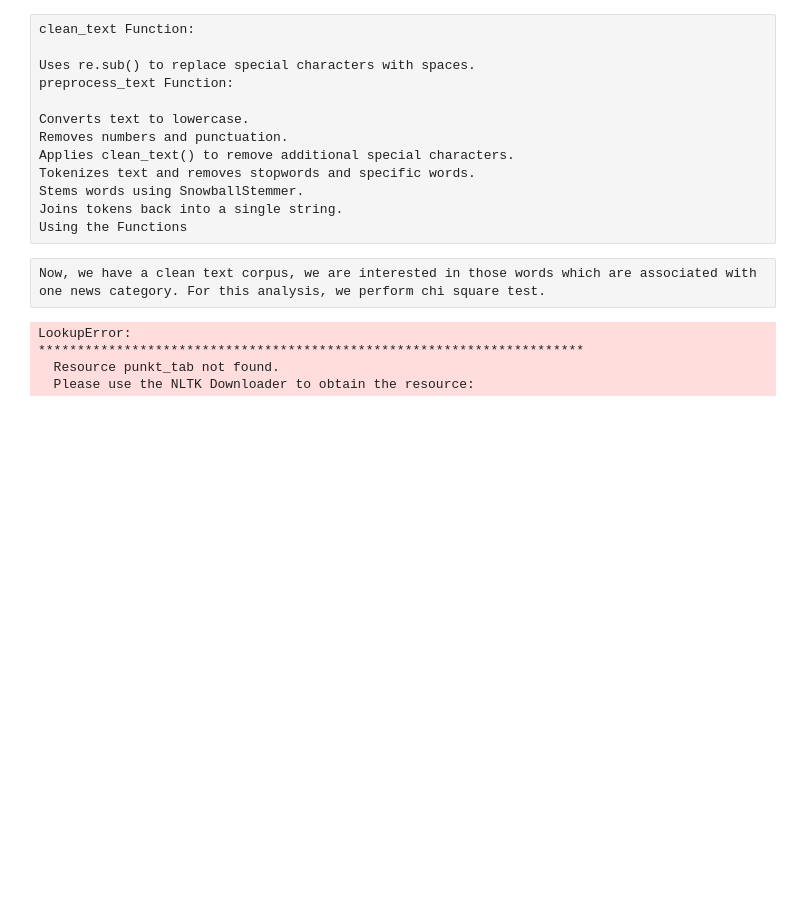
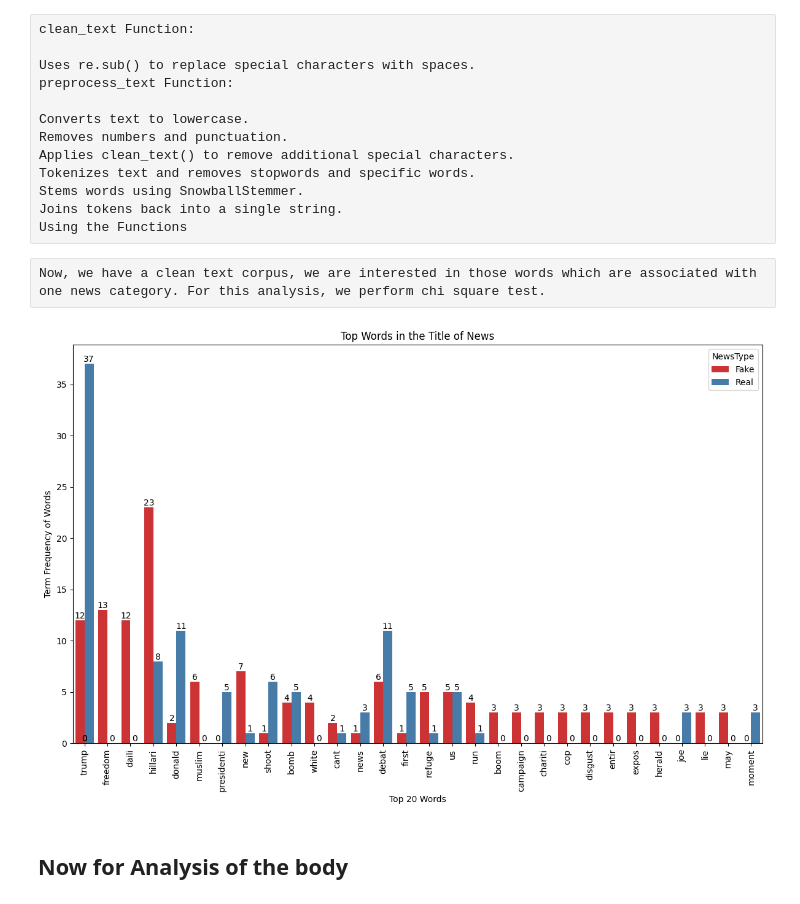
Before and after one commit to Izuasomba/Finalssss, a Jupyter notebook: Fake_news_classifier.ipynb, the cells around one changed output. Drawn from its saved outputs; the diff is of its cells as text; code cells hidden in the pictures; blank space fills up the shorter version.

```diff
--- a/Fake_news_classifier.ipynb
+++ b/Fake_news_classifier.ipynb
@@ -316,12 +324,3 @@ Joins tokens back into a single string.
 Using the Functions
 # %% [raw]
 Now, we have a clean text corpus, we are interested in those words which are associated with one news category. For this analysis, we perform chi square test.
-# %%
-vectorizer = CountVectorizer(stop_words='english', preprocessor=preprocess_text)
-X = vectorizer.fit_transform(news_df['title'])
-X_matrix = X.toarray()
-# %% [output]
-LookupError:
-**********************************************************************
-  Resource punkt_tab not found.
-  Please use the NLTK Downloader to obtain the resource:
@@ -327,0 +372,49 @@ LookupError:
+# %%
+def find_top_words(dtm_matrix, categories):
+    return find_category_representative_words_using_chi_sq(dtm_matrix, categories, 20)
+# %%
+def plot_top_words(top_words_freq, feature_names, title):
+    # Melting the data frame
+    top_words_freq_melted = pd.melt(top_words_freq, id_vars='NewsType',
+                                    var_name='FeatureIndex', value_name='Frequency')
+
+    # Map feature indices to feature names
+    top_words_freq_melted['Word'] = top_words_freq_melted['FeatureIndex'].apply(lambda x: feature_names[int(x)])
+
+    plt.figure(figsize=(12, 8))
+
+    # create plot
+    ax = sns.barplot(data=top_words_freq_melted, x='Word', y='Frequency', hue='NewsType',
+                     dodge=True, palette='Set1')
+
+    # Add annotations to the bars
+    for p in ax.patches:
+        ax.annotate(f'{int(p.get_height())}',
+                    (p.get_x() + p.get_width() / 2., p.get_height()),
+                    ha='center', va='center',
+                    xytext=(0, 5),
+                    textcoords='offset points')
+
+    # Flip the axes
+    plt.xticks(rotation=90)
+    plt.title(title)
+    plt.xlabel('Top 20 Words')
+    plt.ylabel('Term Frequency of Words')
+    plt.tight_layout()
+
+
+    plt.show()
+# %%
+
+title_corpus = preprocess_title_corpus(news_df['title'])
+title_dtm_matrix, feature_names = create_dtm_matrix(title_corpus)
+
+# Finding top 20 words in the news title for both fake and real news
+title_top_words_freq = find_top_words(title_dtm_matrix, news_df['type'])
+
+
+plot_top_words(title_top_words_freq, feature_names, "Top Words in the Title of News")
+# %% [output]
+[figure, added]
+# %% [markdown]
+## Now for Analysis of the body
```
Also changed, not shown: parts of 59 cells of this notebook.
